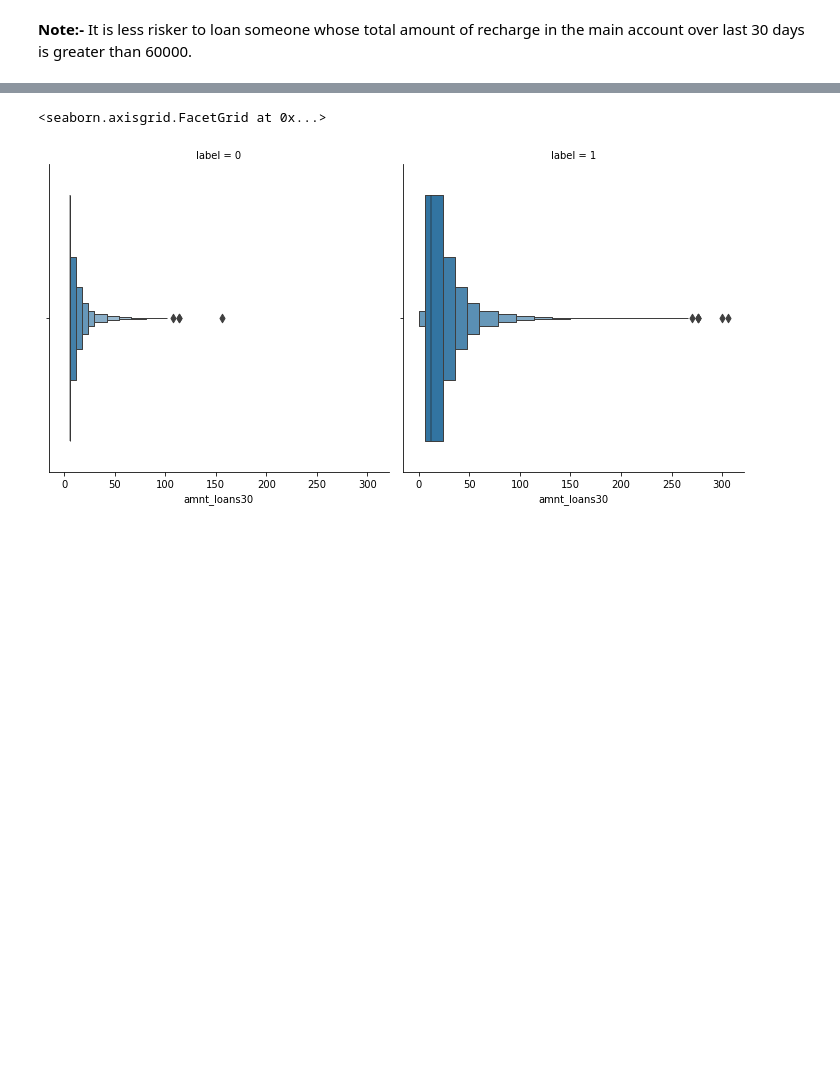
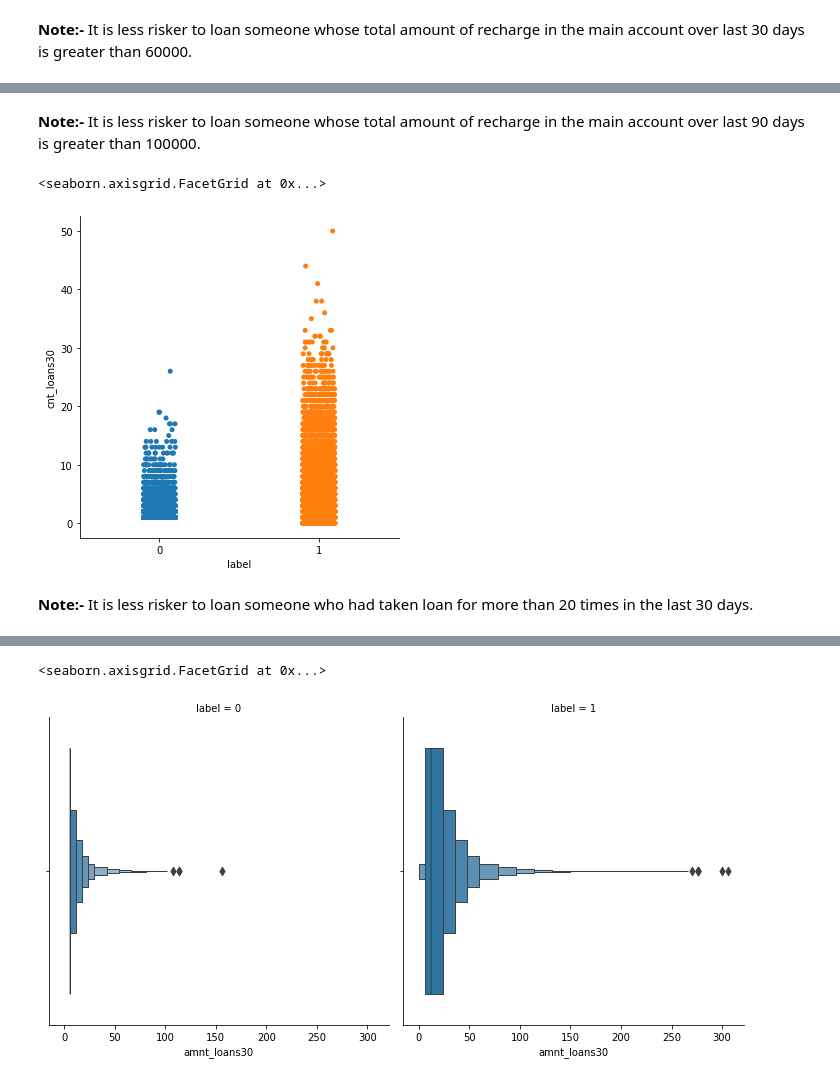
Before and after one commit to yesdeepakmittal/delinquencymodel, a Jupyter notebook: DelinquencyModel.ipynb, the cells around one changed output, grey strips where cells are left out. Cells and saved outputs as stored; diff of their text form; code cells hidden in the pictures; blank space fills up the shorter version.

```diff
--- a/DelinquencyModel.ipynb
+++ b/DelinquencyModel.ipynb
@@ -184,0 +188,9 @@ sns.catplot?
+# %% [markdown]
+**Note:-** It is less risker to loan someone whose total amount of recharge in the main account over last 90 days is greater than 100000.
+# %%
+sns.catplot(x='label',y='cnt_loans30',data=df)
+# %% [output]
+<seaborn.axisgrid.FacetGrid at 0x...>
+[figure, added]
+# %% [markdown]
+**Note:-** It is less risker to loan someone who had taken loan for more than 20 times in the last 30 days.
```
Also changed, not shown: parts of 23 cells of this notebook.
